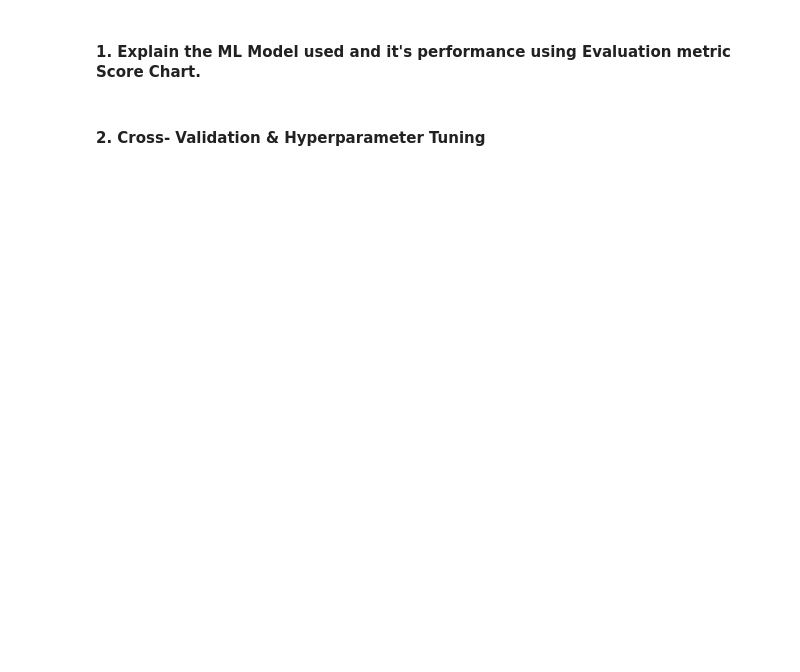
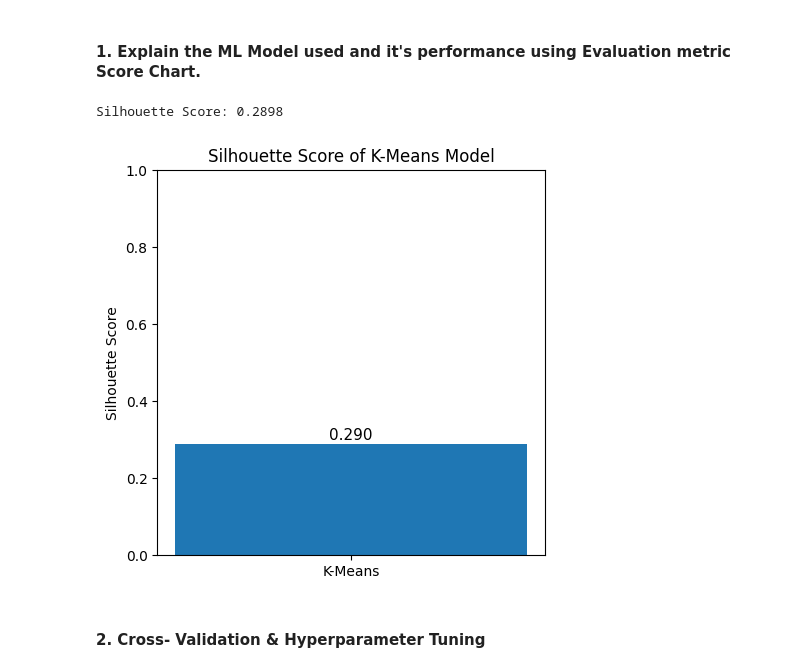
Before and after one commit to Bhuvneshwari19/flipkart-product-clustering, a Jupyter notebook: flipkart_products.ipynb, the cells around one changed output. Saved outputs shown, nothing was run; the diff lists cells and outputs as text; code cells hidden in the pictures; blank space fills up the shorter version.

```diff
--- a/flipkart_products.ipynb
+++ b/flipkart_products.ipynb
@@ -1620,2 +1699,29 @@ Answer Here.
+# %%
+from sklearn.metrics import silhouette_score
+
+# Calculate Silhouette Score
+sil_score = silhouette_score(reduced_features, df['KMeans_Cluster'])
+
+print("Silhouette Score:", round(sil_score, 4))
+# %% [output]
+Silhouette Score: 0.2898
+# %%
+import matplotlib.pyplot as plt
+
+plt.figure(figsize=(5,5))
+
+plt.bar(['K-Means'], [sil_score])
+
+plt.title("Silhouette Score of K-Means Model")
+plt.ylabel("Silhouette Score")
+
+for i, v in enumerate([sil_score]):
+    plt.text(i, v + 0.01, f"{v:.3f}", ha='center', fontsize=11)
+
+plt.ylim(0, 1)
+
+plt.show()
+# %% [output]
+[figure, added]
 # %% [markdown]
 #### 2. Cross- Validation & Hyperparameter Tuning
```
Also changed, not shown: parts of 47 cells of this notebook.
